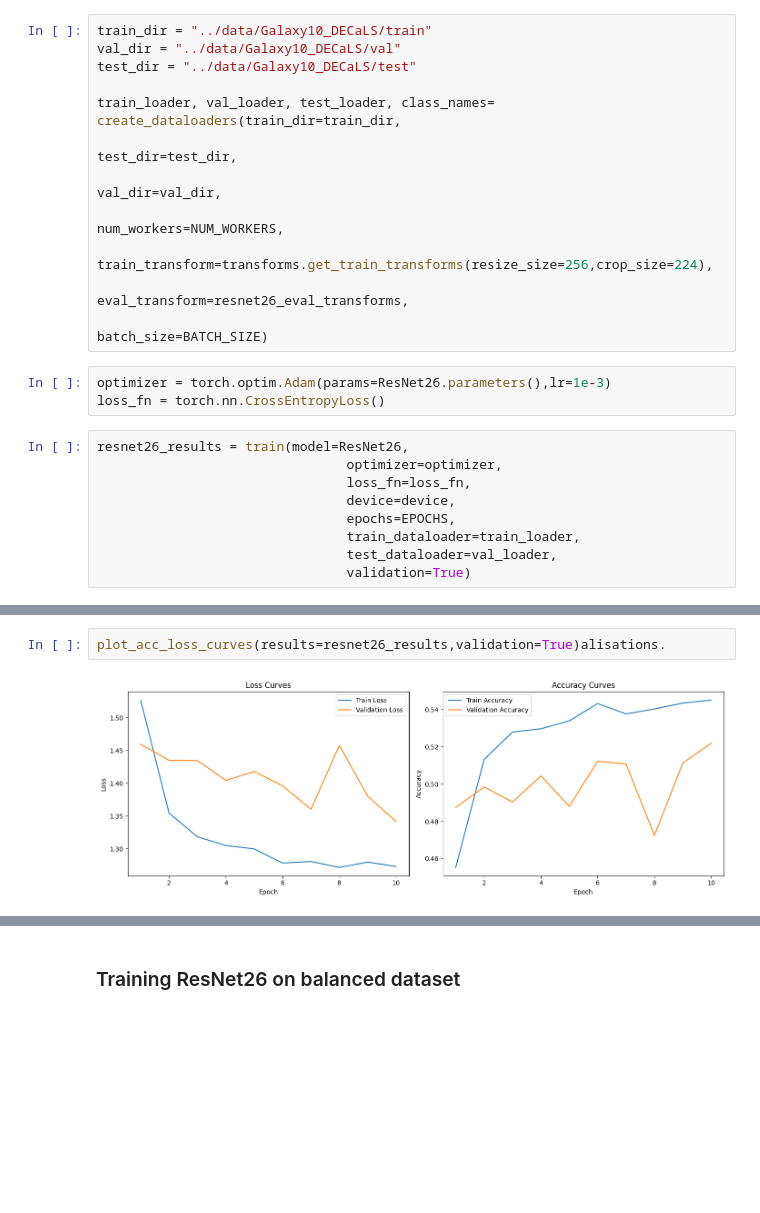
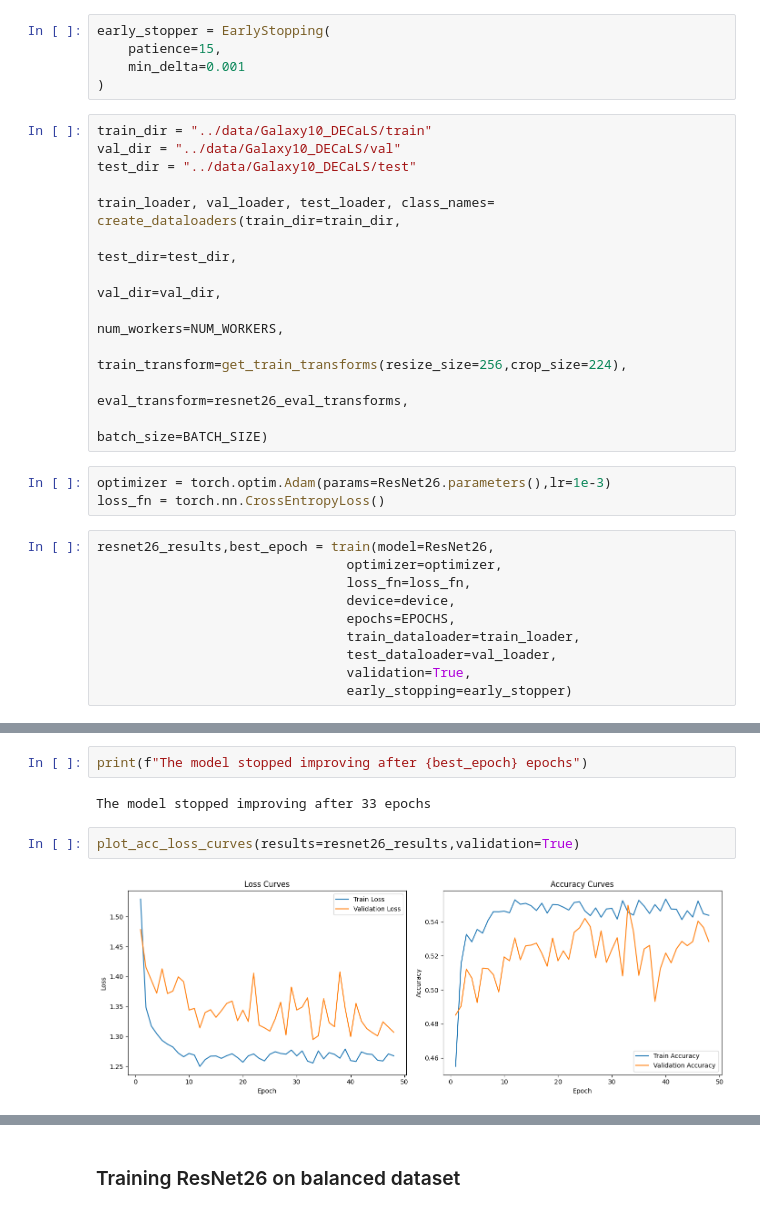
Before and after one commit to CheekyRishi/galaxy_morphology_classification, a Jupyter notebook: notebooks/train_and_evaluate.ipynb, the cells around one changed output, grey strips where cells are left out. Drawn from its saved outputs; the diff is of its cells as text; blank space fills up the shorter version.

Commit message:
Train and evaluate ResNet26 using early stopping

```diff
--- a/notebooks/train_and_evaluate.ipynb
+++ b/notebooks/train_and_evaluate.ipynb
@@ -237,6 +237,11 @@ Compose(
     MaybeToTensor()
     Normalize(mean=tensor([0.4850, 0.4560, 0.4060]), std=tensor([0.2290, 0.2240, 0.2250]))
 )
+# %%
+early_stopper = EarlyStopping(
+    patience=15,
+    min_delta=0.001
+)
 # %%
 train_dir = "../data/Galaxy10_DECaLS/train"
 val_dir = "../data/Galaxy10_DECaLS/val"
@@ -246,19 +251,20 @@ train_loader, val_loader, test_loader, class_names= create_dataloaders(train_dir
                                                                         test_dir=test_dir,
                                                                         val_dir=val_dir,
                                                                         num_workers=NUM_WORKERS,
-                                                                        train_transform=transforms.get_train_transforms(resize_size=256,crop_size=224),
+                                                                        train_transform=get_train_transforms(resize_size=256,crop_size=224),
                                                                         eval_transform=resnet26_eval_transforms,
                                                                         batch_size=BATCH_SIZE)
 # %%
 optimizer = torch.optim.Adam(params=ResNet26.parameters(),lr=1e-3)
 loss_fn = torch.nn.CrossEntropyLoss()
 # %%
-resnet26_results = train(model=ResNet26,
+resnet26_results,best_epoch = train(model=ResNet26,
                                 optimizer=optimizer,
                                 loss_fn=loss_fn,
                                 device=device,
                                 epochs=EPOCHS,
                                 train_dataloader=train_loader,
                                 test_dataloader=val_loader,
-                                validation=True)
+                                validation=True,
+                                early_stopping=early_stopper)
 # %% [output]
@@ -275,7 +288,11 @@ Epoch: 10 | train_loss: 1.2731 | train_acc: 0.5450 | val_loss: 1.3415 | val_acc:
+# %%
+print(f"The model stopped improving after {best_epoch} epochs")
+# %% [output]
+The model stopped improving after 33 epochs
 # %%
-plot_acc_loss_curves(results=resnet26_results,validation=True)alisations.
+plot_acc_loss_curves(results=resnet26_results,validation=True)
 # %% [output]
-[figure, old version]
+[figure, new version]
 # %%
 test_results = test_model(model=ResNet26,
                        test_dataloader=test_loader,
```
Also changed, not shown: parts of 11 cells of this notebook.
